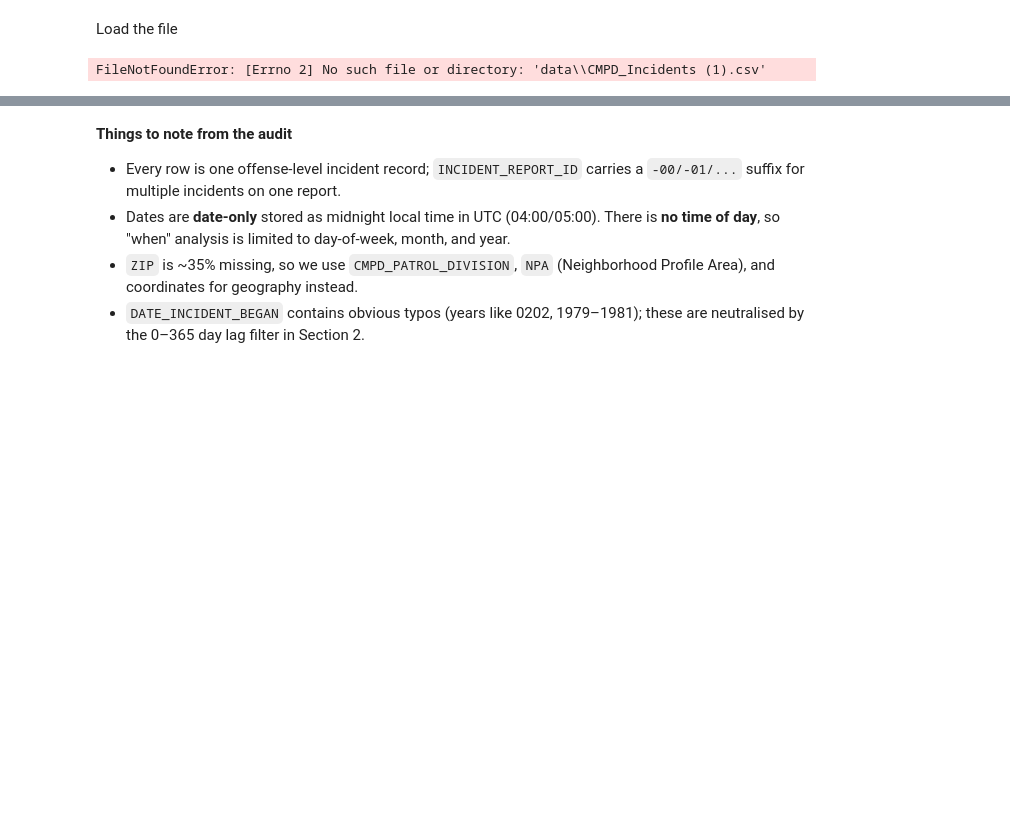
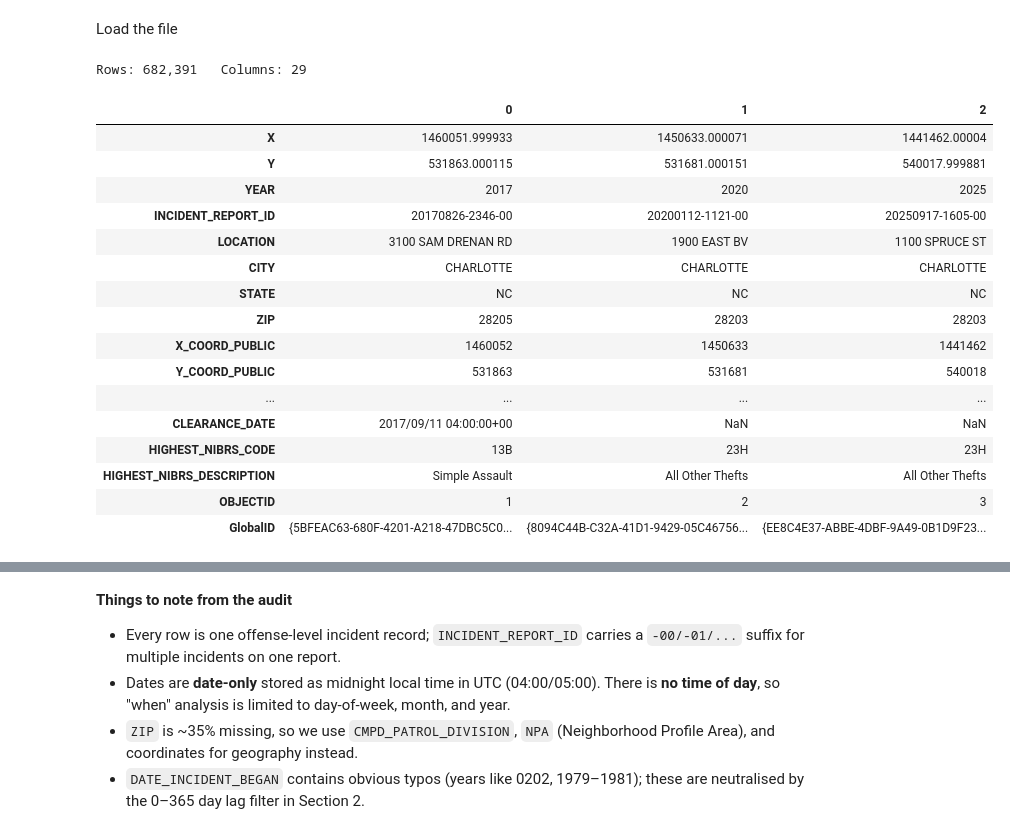
Before and after one commit to p-hall1904/CMPD-Retail-Crime-project, a Jupyter notebook: Charlotte_Retail_Crime_EDA.ipynb, the cells around one changed output, grey strips where cells are left out. Drawn from its saved outputs; the diff is of its cells as text; code cells hidden in the pictures; blank space fills up the shorter version.

```diff
--- a/Charlotte_Retail_Crime_EDA.ipynb
+++ b/Charlotte_Retail_Crime_EDA.ipynb
@@ -83,11 +83,28 @@ SOLVED_DEF = "cleared_any"
 # %% [markdown]
 Load the file
 # %%
-raw = pd.read_csv("data\CMPD_Incidents (1).csv", low_memory=False)
+raw = pd.read_csv(r"C:\Users\julia\Downloads\CMPD_Incidents.csv", engine="c", low_memory=False)
 print(f"Rows: {len(raw):,}   Columns: {raw.shape[1]}")
 display(raw.head(3).T)
 # %% [output]
-FileNotFoundError: [Errno 2] No such file or directory: 'data\\CMPD_Incidents (1).csv'
+Rows: 682,391   Columns: 29
+|  | 0 | 1 | 2 |
+| X | 1460051.999933 | 1450633.000071 | 1441462.00004 |
+| Y | 531863.000115 | 531681.000151 | 540017.999881 |
+| YEAR | 2017 | 2020 | 2025 |
+| INCIDENT_REPORT_ID | 20170826-2346-00 | 20200112-1121-00 | 20250917-1605-00 |
+| LOCATION | 3100 SAM DRENAN RD | 1900 EAST BV | 1100 SPRUCE ST |
+| CITY | CHARLOTTE | CHARLOTTE | CHARLOTTE |
+| STATE | NC | NC | NC |
+| ZIP | 28205 | 28203 | 28203 |
+| X_COORD_PUBLIC | 1460052 | 1450633 | 1441462 |
+| Y_COORD_PUBLIC | 531863 | 531681 | 540018 |
+| ... | ... | ... | ... |
+| CLEARANCE_DATE | 2017/09/11 04:00:00+00 | NaN | NaN |
+| HIGHEST_NIBRS_CODE | 13B | 23H | 23H |
+| HIGHEST_NIBRS_DESCRIPTION | Simple Assault | All Other Thefts | All Other Thefts |
+| OBJECTID | 1 | 2 | 3 |
+| GlobalID | {5BFEAC63-680F-4201-A218-47DBC5C0... | {8094C44B-C32A-41D1-9429-05C46756... | {EE8C4E37-ABBE-4DBF-9A49-0B1D9F23... |
 # %%
 audit = pd.DataFrame({"dtype": raw.dtypes.astype(str),
                       "pct_missing": (raw.isna().mean()*100).round(1),
```
Also changed, not shown: parts of 4 cells of this notebook, 1 other file.
